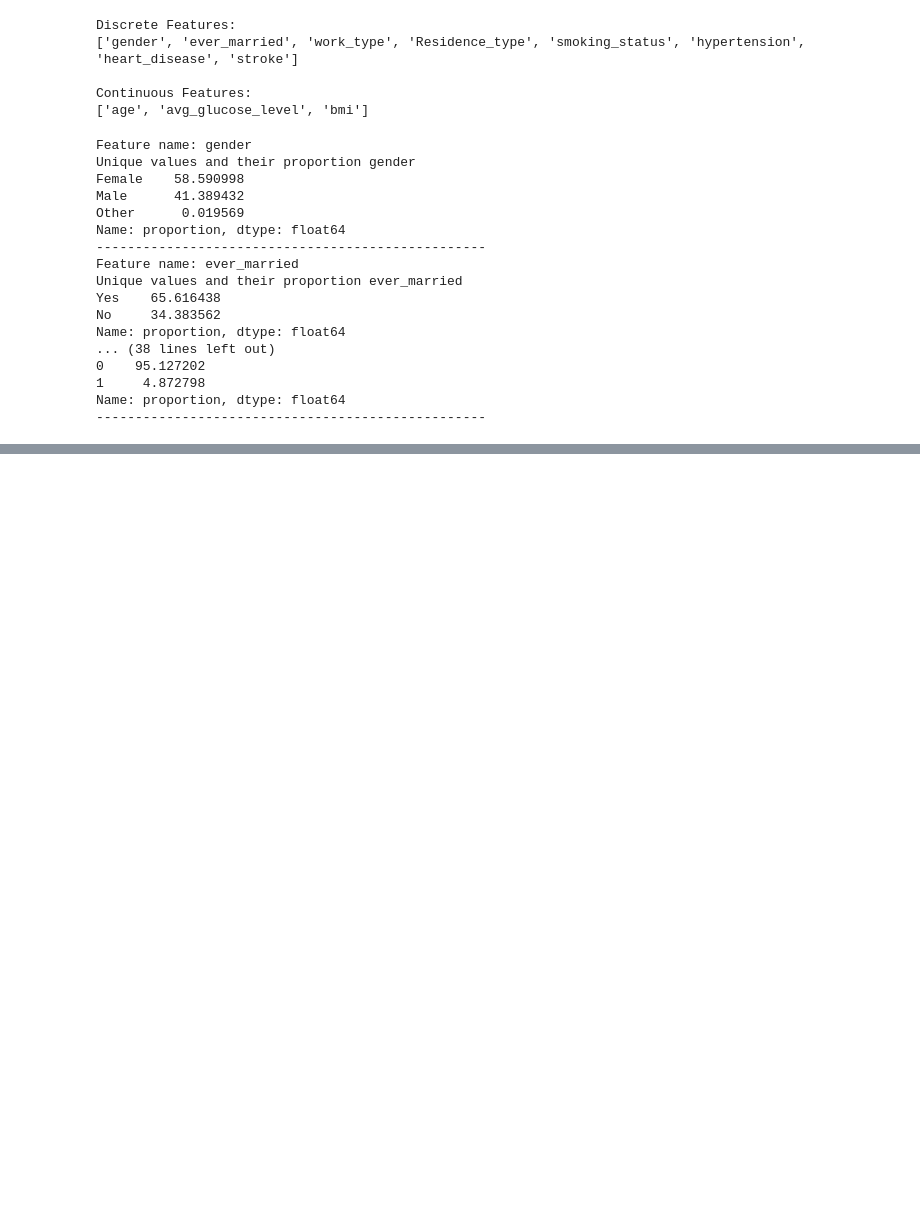
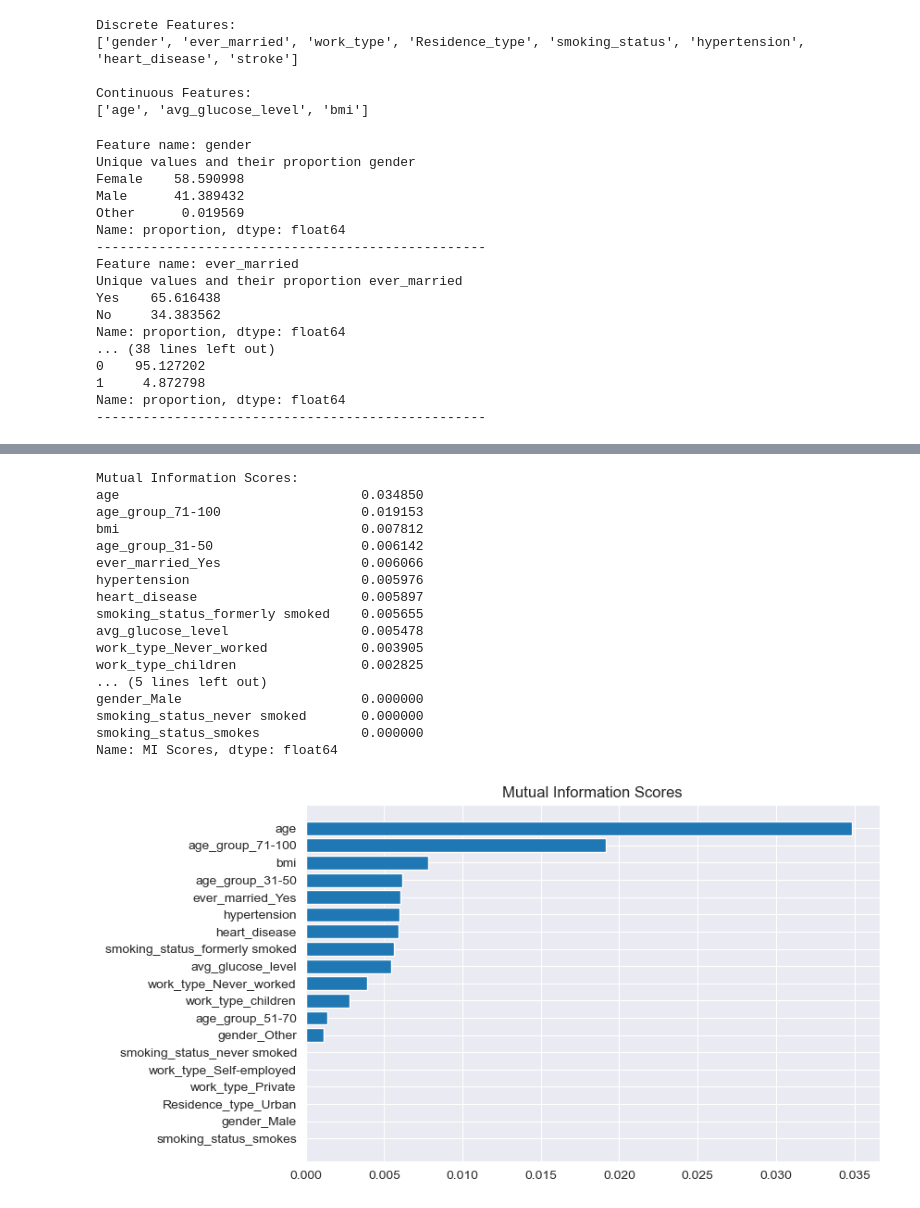
Before and after one commit to Zeeshan-Imran-Hub/MLOps-Project-, a Jupyter notebook: Notebooks/eda.ipynb, the cells around one changed output, grey strips where cells are left out. Drawn from its saved outputs; the diff is of its cells as text; code cells hidden in the pictures; blank space fills up the shorter version.

```diff
--- a/Notebooks/eda.ipynb
+++ b/Notebooks/eda.ipynb
@@ -199,0 +203,20 @@ Data columns (total 12 columns):
+# %%
+bins = [0, 30, 50, 70, 100]
+labels = ['0-30', '31-50', '51-70', '71-100']
+df['age_group'] = pd.cut(df['age'], bins=bins, labels=labels, right=False)
+df = pd.get_dummies(df, columns=['age_group'], drop_first=True)
+
+# Ensure age_group binary columns are represented as 1 and 0
+age_group_columns = ['age_group_31-50', 'age_group_51-70', 'age_group_71-100']
+for col in age_group_columns:
+    df[col] = df[col].astype(int)
+# %%
+# Normalize avg_glucose_level and bmi
+df['avg_glucose_level'] = (df['avg_glucose_level'] - df['avg_glucose_level'].mean()) / df['avg_glucose_level'].max()
+df['bmi'] = (df['bmi'] - df['bmi'].mean()) / df['bmi'].max()
+
+# Drop irrelevant features
+df.drop(['id'], axis=1, inplace=True)
+
+# Display the cleaned dataset
+print(df)
@@ -199,0 +241,59 @@ Data columns (total 12 columns):
+# %%
+for feature in cat_features:
+    df[feature].fillna(df[feature].mode()[0], inplace=True)
+
+# Encoding categorical variables
+df = pd.get_dummies(df, columns=cat_features, drop_first=True)
+binary_columns = ['gender_Male', 'ever_married_Yes', 'work_type_Never_worked', 'work_type_Private', 'work_type_Self-employed', 'work_type_children', 'Residence_type_Urban', 'smoking_status_formerly smoked', 'smoking_status_never smoked', 'smoking_status_smokes']
+for col in binary_columns:
+    df[col] = df[col].astype(int)
+# Define function to calculate mutual information scores
+def make_mi_scores(X, y, disc_features):
+    mi_scores = mutual_info_classif(X, y, discrete_features=disc_features)
+    mi_scores = pd.Series(mi_scores, name="MI Scores", index=X.columns)
+    mi_scores = mi_scores.sort_values(ascending=False)
+    return mi_scores
+
+# Prepare the data for mutual information calculation
+X = df.copy()
+y = X.pop('stroke')
+
+# Re-identify discrete features in the encoded dataset
+disc_features_bool = [col in disc_features for col in X.columns]
+
+# Calculate mutual information scores
+mi_scores = make_mi_scores(X, y, disc_features=disc_features_bool)
+print(f"\nMutual Information Scores:\n{mi_scores}\n")
+
+# Define function to plot mutual information scores
+def plot_mi_scores(scores):
+    scores = scores.sort_values(ascending=True)
+    width = np.arange(len(scores))
+    ticks = list(scores.index)
+    plt.barh(width, scores)
+    plt.yticks(width, ticks)
+    plt.title("Mutual Information Scores")
+
+# Plot mutual information scores
+plt.figure(dpi=100, figsize=(8,5))
+plot_mi_scores(mi_scores)
+plt.show()
+# %% [output]
+Mutual Information Scores:
+age                               0.034850
+age_group_71-100                  0.019153
+bmi                               0.007812
+age_group_31-50                   0.006142
+ever_married_Yes                  0.006066
+hypertension                      0.005976
+heart_disease                     0.005897
+smoking_status_formerly smoked    0.005655
+avg_glucose_level                 0.005478
+work_type_Never_worked            0.003905
+work_type_children                0.002825
+... (5 lines left out)
+gender_Male                       0.000000
+smoking_status_never smoked       0.000000
+smoking_status_smokes             0.000000
+Name: MI Scores, dtype: float64
+[figure, added]
```
Also changed, not shown: parts of 15 cells of this notebook, 2 other files.
